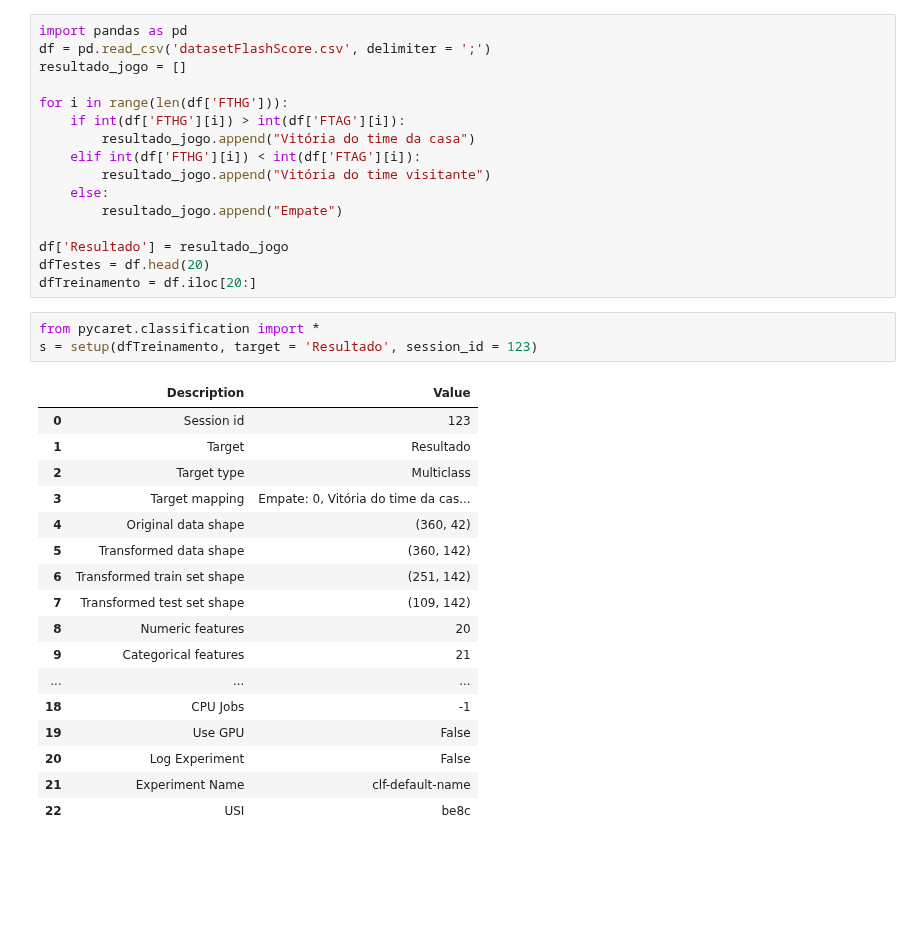
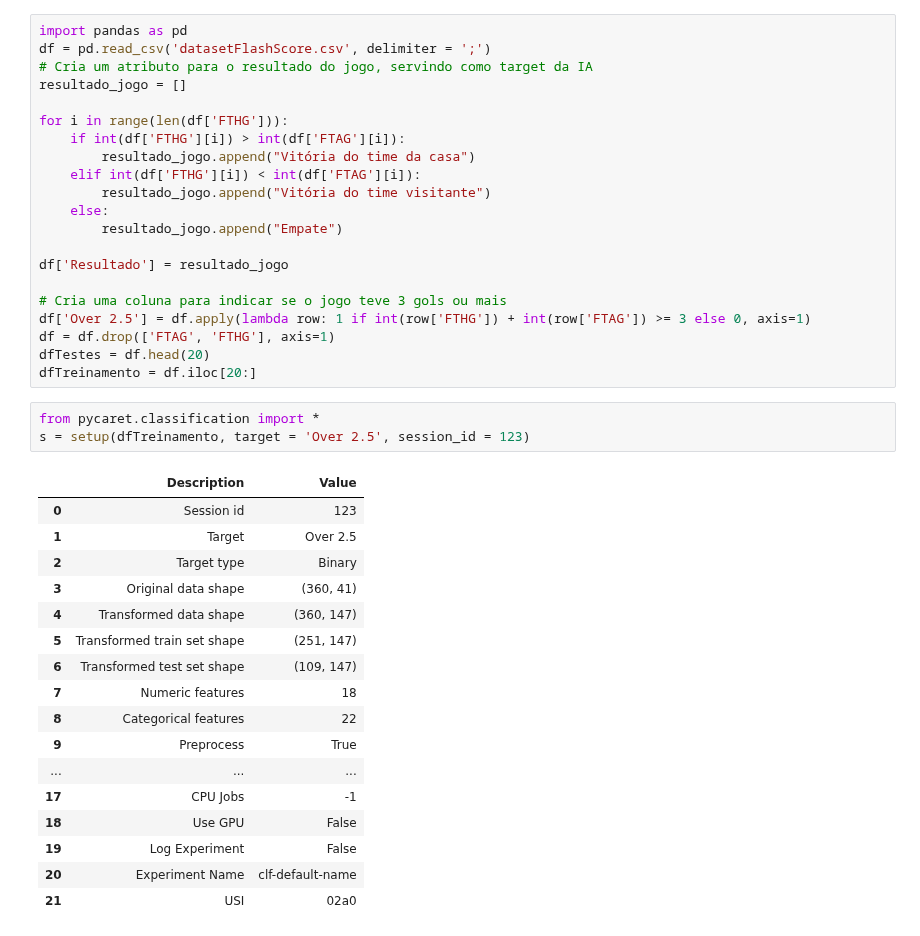
Before and after one commit to KyKirma/ScoutCoach, a Jupyter notebook: IA.ipynb, the cells around one changed output. Saved outputs shown, nothing was run; the diff lists cells and outputs as text; blank space fills up the shorter version.

Commit message:
Over 2.5 criado

```diff
--- a/IA.ipynb
+++ b/IA.ipynb
@@ -1,6 +1,7 @@
 # %%
 import pandas as pd
 df = pd.read_csv('datasetFlashScore.csv', delimiter = ';')
+# Cria um atributo para o resultado do jogo, servindo como target da IA
 resultado_jogo = []
 
 for i in range(len(df['FTHG'])):
@@ -12,29 +13,33 @@ for i in range(len(df['FTHG'])):
         resultado_jogo.append("Empate")
 
 df['Resultado'] = resultado_jogo
+
+# Cria uma coluna para indicar se o jogo teve 3 gols ou mais
+df['Over 2.5'] = df.apply(lambda row: 1 if int(row['FTHG']) + int(row['FTAG']) >= 3 else 0, axis=1)
+df = df.drop(['FTAG', 'FTHG'], axis=1)
 dfTestes = df.head(20)
 dfTreinamento = df.iloc[20:]
 # %%
 from pycaret.classification import *
-s = setup(dfTreinamento, target = 'Resultado', session_id = 123)
+s = setup(dfTreinamento, target = 'Over 2.5', session_id = 123)
 # %% [output]
 |  | Description | Value |
 | 0 | Session id | 123 |
-| 1 | Target | Resultado |
-| 2 | Target type | Multiclass |
-| 3 | Target mapping | Empate: 0, Vitória do time da cas... |
-| 4 | Original data shape | (360, 42) |
-| 5 | Transformed data shape | (360, 142) |
-| 6 | Transformed train set shape | (251, 142) |
-| 7 | Transformed test set shape | (109, 142) |
-| 8 | Numeric features | 20 |
-| 9 | Categorical features | 21 |
+| 1 | Target | Over 2.5 |
+| 2 | Target type | Binary |
+| 3 | Original data shape | (360, 41) |
+| 4 | Transformed data shape | (360, 147) |
+| 5 | Transformed train set shape | (251, 147) |
+| 6 | Transformed test set shape | (109, 147) |
+| 7 | Numeric features | 18 |
+| 8 | Categorical features | 22 |
+| 9 | Preprocess | True |
 | ... | ... | ... |
-| 18 | CPU Jobs | -1 |
-| 19 | Use GPU | False |
-| 20 | Log Experiment | False |
-| 21 | Experiment Name | clf-default-name |
-| 22 | USI | be8c |
+| 17 | CPU Jobs | -1 |
+| 18 | Use GPU | False |
+| 19 | Log Experiment | False |
+| 20 | Experiment Name | clf-default-name |
+| 21 | USI | 02a0 |
 # %%
 best = compare_models()
 # %% [output]
```
Also changed, not shown: parts of 5 cells of this notebook, 1 other file.
